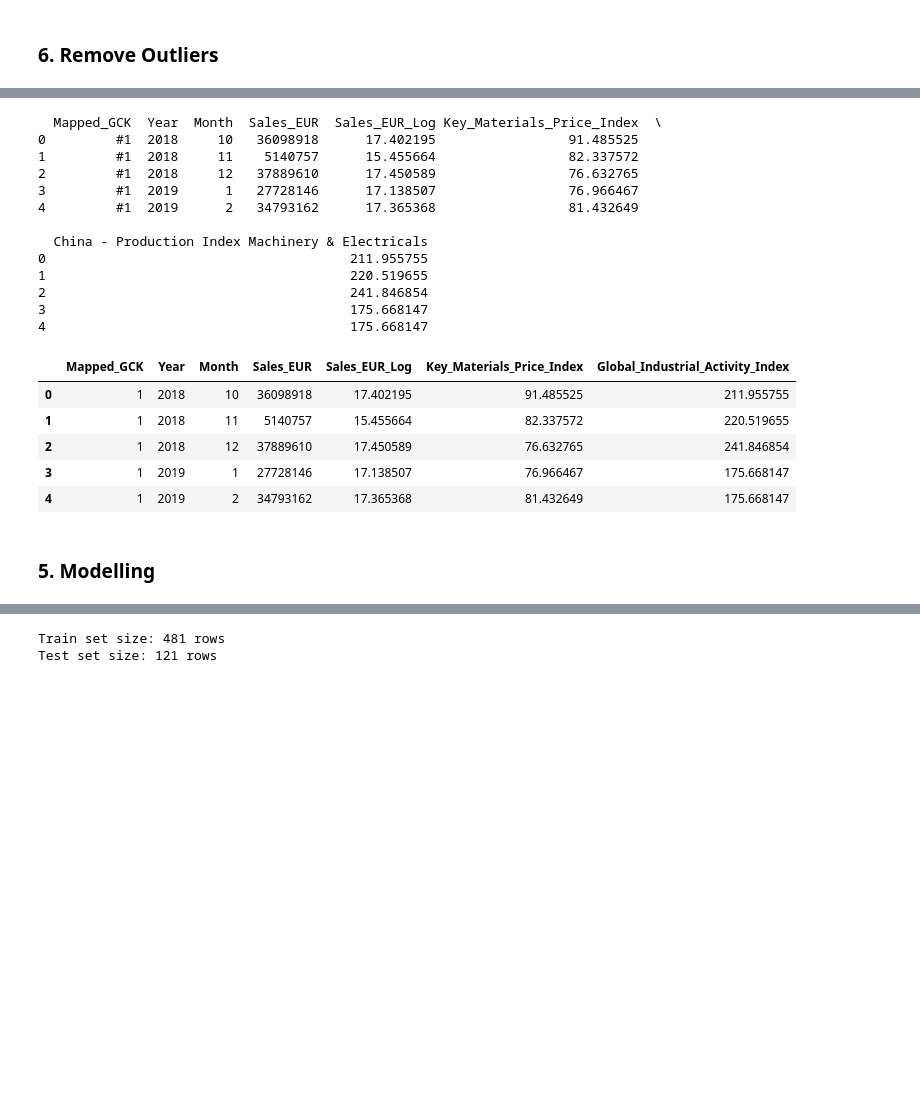
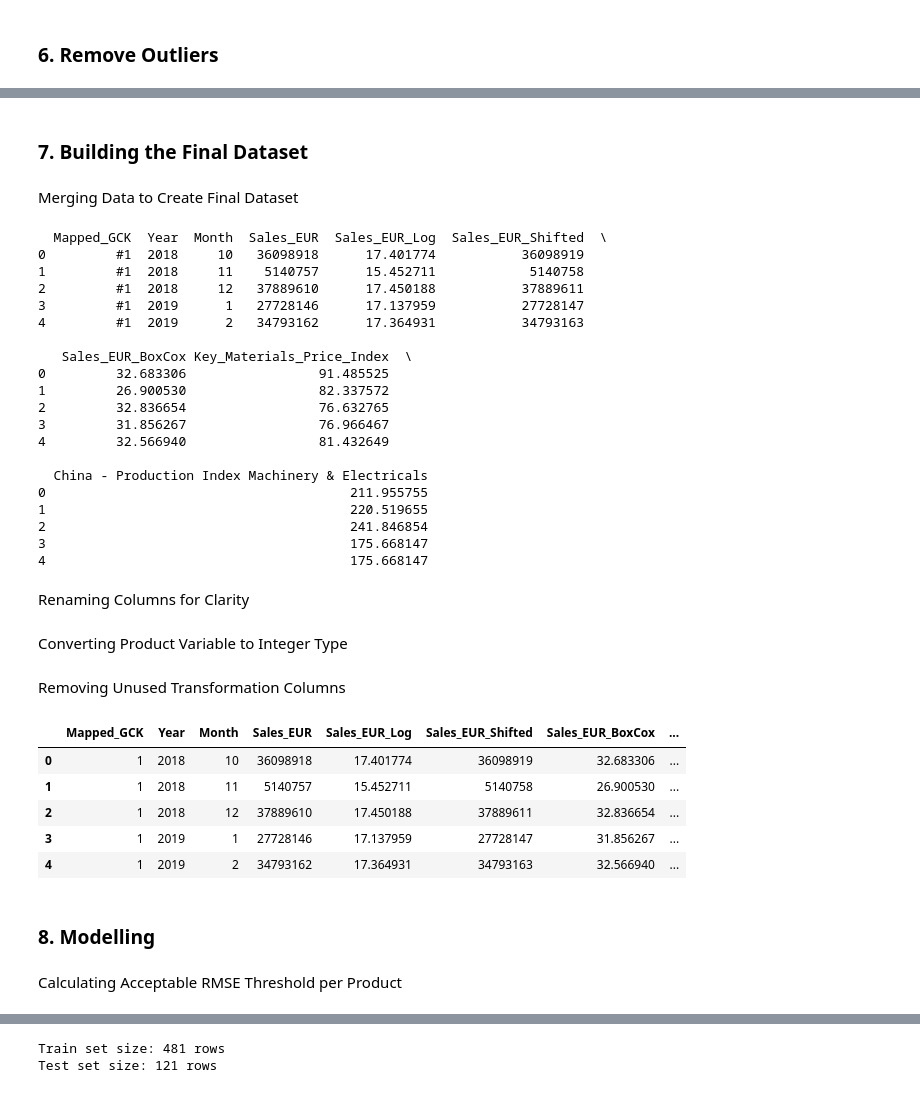
Before and after one commit to gugaaa1904/BC, a Jupyter notebook: Case 2.ipynb, the cells around one changed output, grey strips where cells are left out. Saved outputs shown, nothing was run; the diff lists cells and outputs as text; code cells hidden in the pictures; blank space fills up the shorter version.

```diff
--- a/Case 2.ipynb
+++ b/Case 2.ipynb
@@ -536,0 +573,2 @@ print(monthly_sales_data)
+# %%
+monthly_sales_data["Sales_EUR"] = monthly_sales_data["Sales_EUR"].clip(lower=0)
@@ -624,19 +659,26 @@ monthly_sales_data = monthly_sales_data.drop(columns=["Date"])
+# %% [markdown]
+### 7. Building the Final Dataset
+# %% [markdown]
+Merging Data to Create Final Dataset
 # %%
-# Select only the required columns from market_data
 market_selected = market_data[["Year", "Month", "Key_Materials_Price_Index", "China - Production Index Machinery & Electricals"]]
-
-# Merge the datasets on Year and Month
 merged_data = monthly_sales_data.merge(market_selected, on=["Year", "Month"], how="left")
 
-# Display the merged dataset
-print(merged_data.head())  # Show the first few rows
+print(merged_data.head())
 # %% [output]
-  Mapped_GCK  Year  Month  Sales_EUR  Sales_EUR_Log Key_Materials_Price_Index  \
-0         #1  2018     10   36098918      17.402195                 91.485525
-1         #1  2018     11    5140757      15.455664                 82.337572
-2         #1  2018     12   37889610      17.450589                 76.632765
-3         #1  2019      1   27728146      17.138507                 76.966467
-4         #1  2019      2   34793162      17.365368                 81.432649
+  Mapped_GCK  Year  Month  Sales_EUR  Sales_EUR_Log  Sales_EUR_Shifted  \
+0         #1  2018     10   36098918      17.401774           36098919
+1         #1  2018     11    5140757      15.452711            5140758
+2         #1  2018     12   37889610      17.450188           37889611
+3         #1  2019      1   27728146      17.137959           27728147
+4         #1  2019      2   34793162      17.364931           34793163
+
+   Sales_EUR_BoxCox Key_Materials_Price_Index  \
+0         32.683306                 91.485525
+1         26.900530                 82.337572
+2         32.836654                 76.632765
+3         31.856267                 76.966467
+4         32.566940                 81.432649
 
   China - Production Index Machinery & Electricals
 0                                       211.955755
@@ -644,8 +686,12 @@ print(merged_data.head())  # Show the first few rows
 2                                       241.846854
 3                                       175.668147
 4                                       175.668147
+# %% [markdown]
+Renaming Columns for Clarity
 # %%
 merged_data.rename(columns={
     "China - Production Index Machinery & Electricals": "Global_Industrial_Activity_Index"
 }, inplace=True)
+# %% [markdown]
+Converting Product Variable to Integer Type
 # %%
@@ -656,13 +700,18 @@ merged_data["Mapped_GCK"] = merged_data["Mapped_GCK"].str.replace("#", "").str.s
 merged_data["Mapped_GCK"] = merged_data["Mapped_GCK"].astype(int)
+# %% [markdown]
+Removing Unused Transformation Columns
 # %%
+merged_data = merged_data.drop(columns=["Sales_EUR_BoxCox", "Sales_EUR_Shifted"])
 merged_data.head(5)
 # %% [output]
-|  | Mapped_GCK | Year | Month | Sales_EUR | Sales_EUR_Log | Key_Materials_Price_Index | Global_Industrial_Activity_Index |
-| 0 | 1 | 2018 | 10 | 36098918 | 17.402195 | 91.485525 | 211.955755 |
-| 1 | 1 | 2018 | 11 | 5140757 | 15.455664 | 82.337572 | 220.519655 |
-| 2 | 1 | 2018 | 12 | 37889610 | 17.450589 | 76.632765 | 241.846854 |
-| 3 | 1 | 2019 | 1 | 27728146 | 17.138507 | 76.966467 | 175.668147 |
-| 4 | 1 | 2019 | 2 | 34793162 | 17.365368 | 81.432649 | 175.668147 |
+|  | Mapped_GCK | Year | Month | Sales_EUR | Sales_EUR_Log | Sales_EUR_Shifted | Sales_EUR_BoxCox | ... |
+| 0 | 1 | 2018 | 10 | 36098918 | 17.401774 | 36098919 | 32.683306 | ... |
+| 1 | 1 | 2018 | 11 | 5140757 | 15.452711 | 5140758 | 26.900530 | ... |
+| 2 | 1 | 2018 | 12 | 37889610 | 17.450188 | 37889611 | 32.836654 | ... |
+| 3 | 1 | 2019 | 1 | 27728146 | 17.137959 | 27728147 | 31.856267 | ... |
+| 4 | 1 | 2019 | 2 | 34793162 | 17.364931 | 34793163 | 32.566940 | ... |
 # %% [markdown]
-### 5. Modelling
+### 8. Modelling
+# %% [markdown]
+Calculating Acceptable RMSE Threshold per Product
 # %%
```
Also changed, not shown: parts of 28 cells of this notebook.
